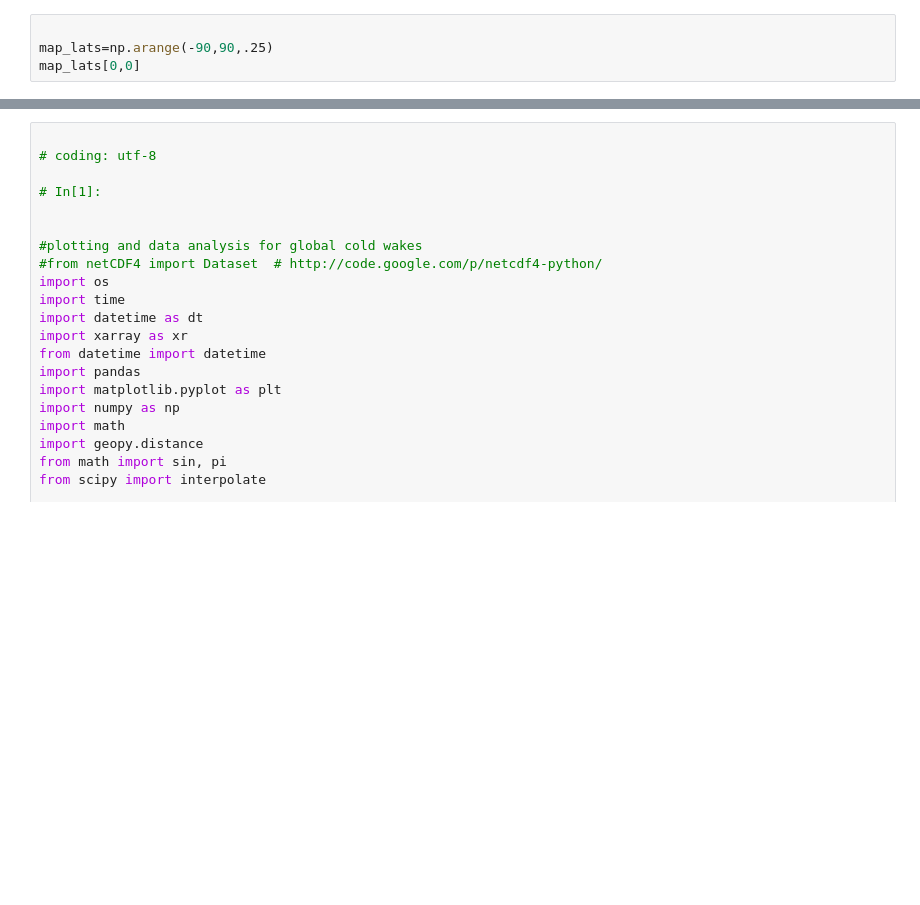
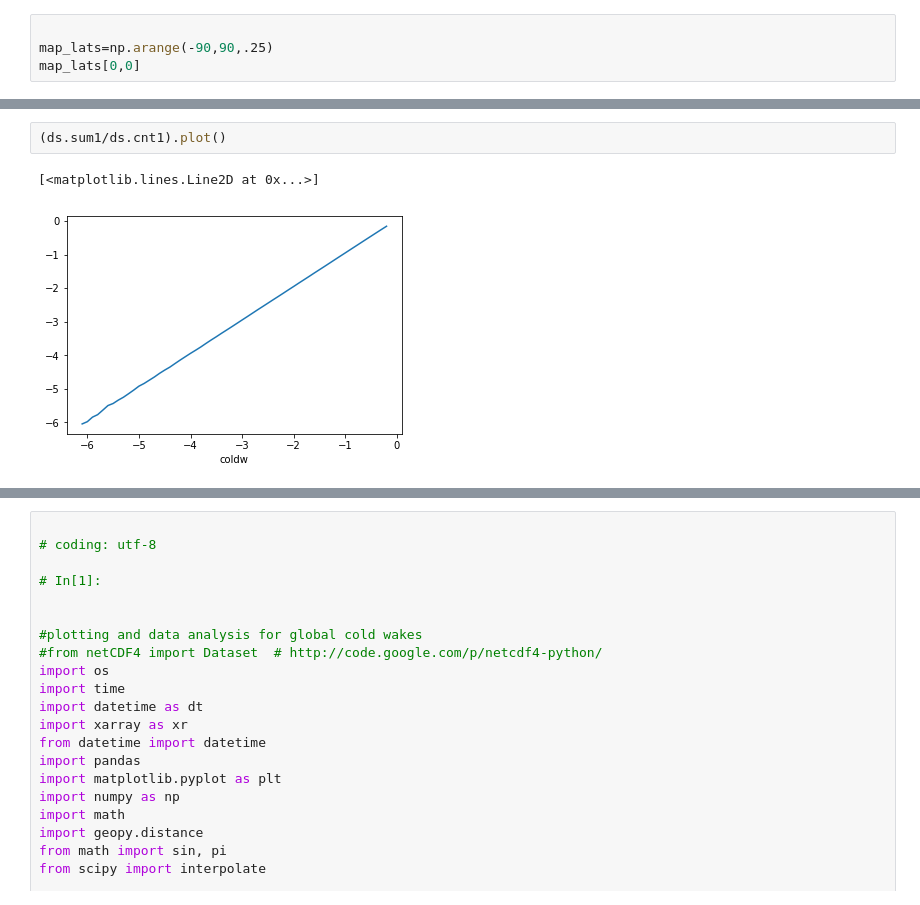
Before and after one commit to cgentemann/storm_heat_content, a Jupyter notebook: Coldwake analysis code.ipynb, the cells around one changed output, grey strips where cells are left out. Cells and saved outputs as stored; diff of their text form; blank space fills up the shorter version.

```diff
--- a/Coldwake analysis code.ipynb
+++ b/Coldwake analysis code.ipynb
@@ -495,2 +619,7 @@ plt.plot(sv_sum7/sv_cnt7)
+# %%
+(ds.sum1/ds.cnt1).plot()
+# %% [output]
+[<matplotlib.lines.Line2D at 0x...>]
+[figure, added]
 # %%
 init_data=0
```
Also changed, not shown: parts of 24 cells of this notebook, 1 other file.
